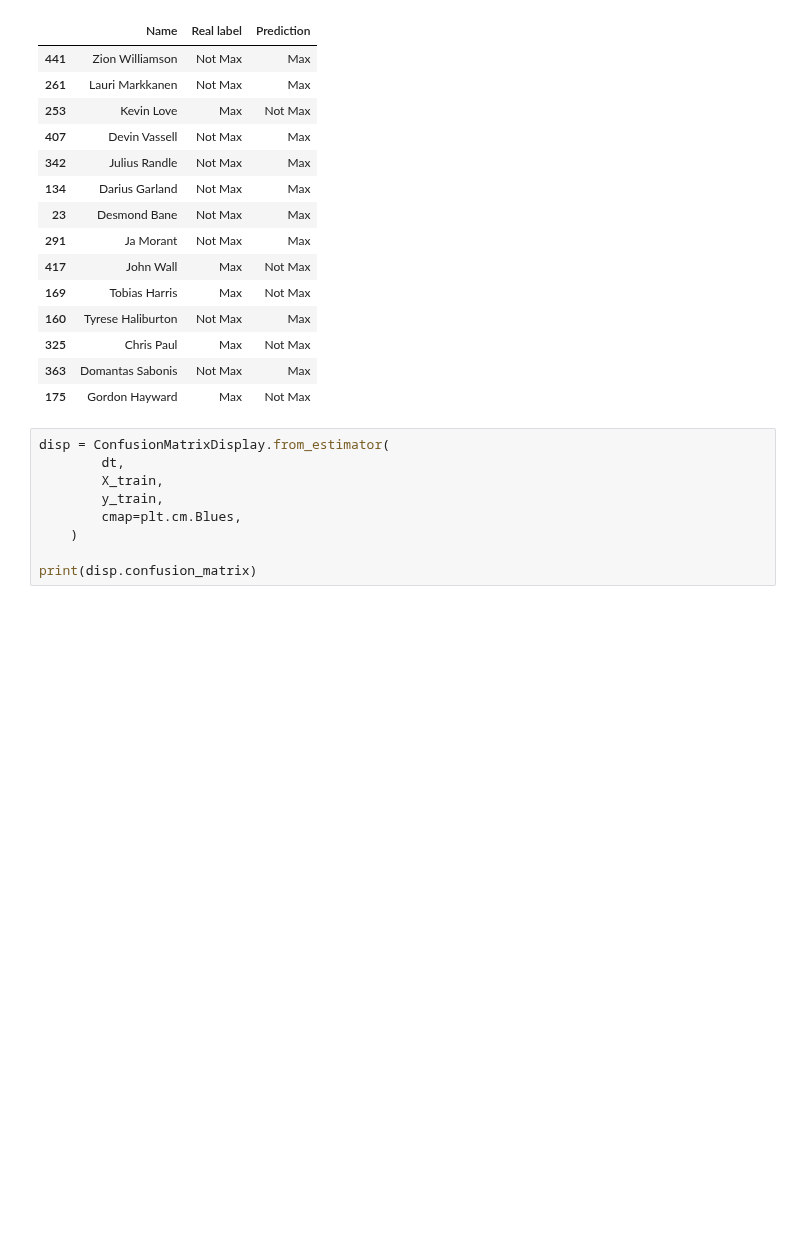
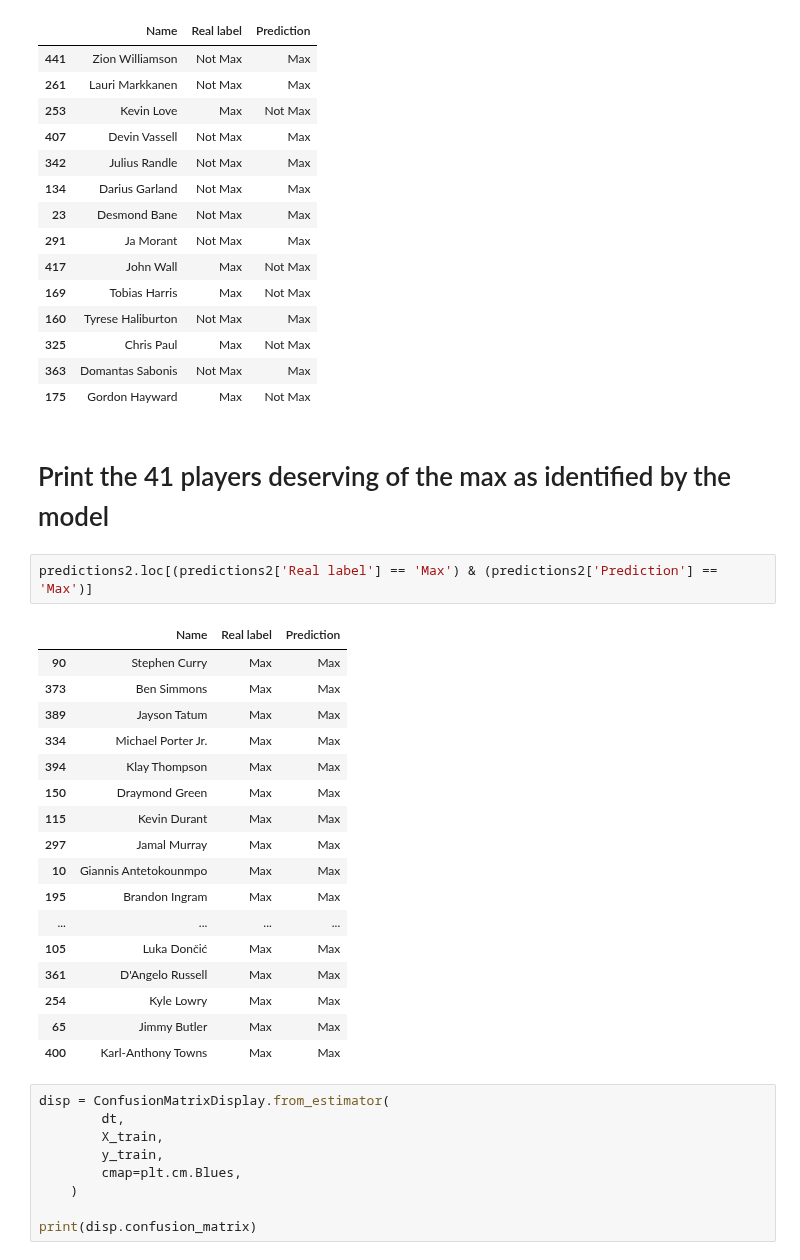
Before and after one commit to mnocerino23/NBA-Player-Classifier, a Jupyter notebook: decisionTree.ipynb, the cells around one changed output. Cells and saved outputs as stored; diff of their text form; blank space fills up the shorter version.

```diff
--- a/decisionTree.ipynb
+++ b/decisionTree.ipynb
@@ -144,6 +186,28 @@ predictions2.loc[predictions2['Real label'] != predictions2['Prediction']]
 | 325 | Chris Paul | Max | Not Max |
 | 363 | Domantas Sabonis | Not Max | Max |
 | 175 | Gordon Hayward | Max | Not Max |
+# %% [markdown]
+# Print the 41 players deserving of the max as identified by the model
+# %%
+predictions2.loc[(predictions2['Real label'] == 'Max') & (predictions2['Prediction'] == 'Max')]
+# %% [output]
+|  | Name | Real label | Prediction |
+| 90 | Stephen Curry | Max | Max |
+| 373 | Ben Simmons | Max | Max |
+| 389 | Jayson Tatum | Max | Max |
+| 334 | Michael Porter Jr. | Max | Max |
+| 394 | Klay Thompson | Max | Max |
+| 150 | Draymond Green | Max | Max |
+| 115 | Kevin Durant | Max | Max |
+| 297 | Jamal Murray | Max | Max |
+| 10 | Giannis Antetokounmpo | Max | Max |
+| 195 | Brandon Ingram | Max | Max |
+| ... | ... | ... | ... |
+| 105 | Luka Dončić | Max | Max |
+| 361 | D'Angelo Russell | Max | Max |
+| 254 | Kyle Lowry | Max | Max |
+| 65 | Jimmy Butler | Max | Max |
+| 400 | Karl-Anthony Towns | Max | Max |
 # %%
 disp = ConfusionMatrixDisplay.from_estimator(
         dt,
```
Also changed, not shown: parts of 12 cells of this notebook.
